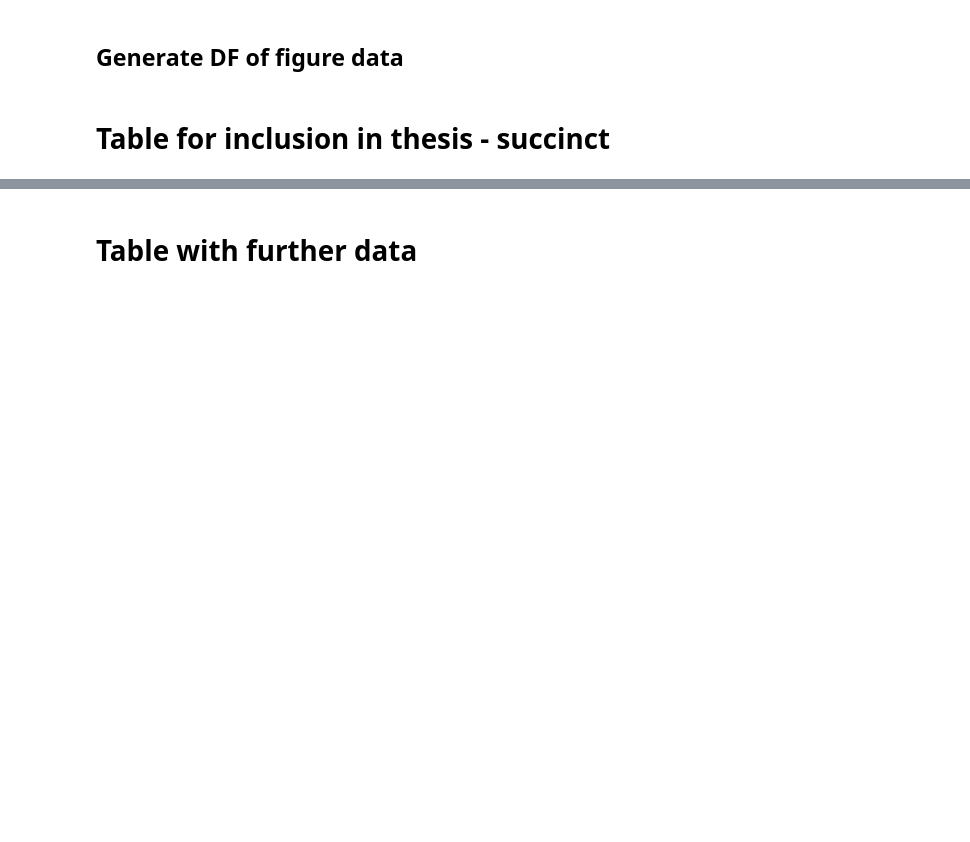
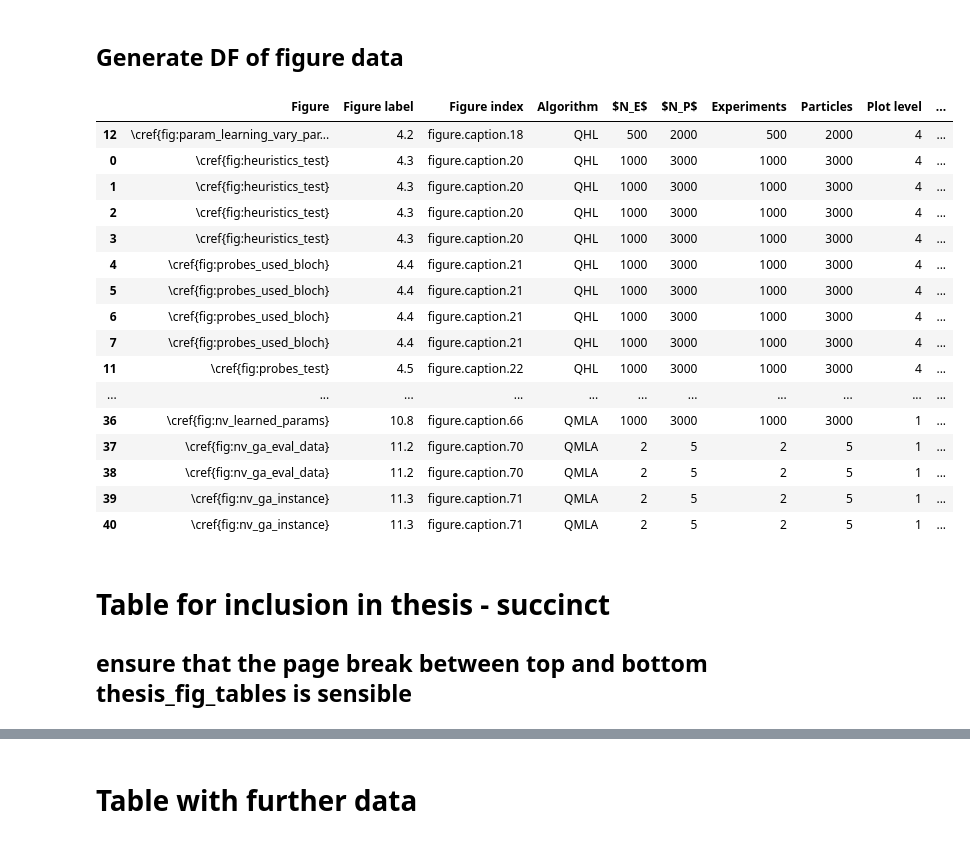
Before and after one commit to flynnbr11/schrodingers_catwalk, a Jupyter notebook: figure_development/figure_development_table.ipynb, the cells around one changed output, grey strips where cells are left out. Drawn from its saved outputs; the diff is of its cells as text; code cells hidden in the pictures; blank space fills up the shorter version.

```diff
--- a/figure_development/figure_development_table.ipynb
+++ b/figure_development/figure_development_table.ipynb
@@ -662,5 +690,26 @@ all_figures = [
 ## Generate DF of figure data
 # %%
 figure_df = pd.DataFrame(all_figures)
+figure_df.sort_values("Figure index")
+# %% [output]
+|  | Figure | Figure label | Figure index | Algorithm | $N_E$ | $N_P$ | Experiments | Particles | Plot level | ... |
+| 12 | \cref{fig:param_learning_vary_par... | 4.2 | figure.caption.18 | QHL | 500 | 2000 | 500 | 2000 | 4 | ... |
+| 0 | \cref{fig:heuristics_test} | 4.3 | figure.caption.20 | QHL | 1000 | 3000 | 1000 | 3000 | 4 | ... |
+| 1 | \cref{fig:heuristics_test} | 4.3 | figure.caption.20 | QHL | 1000 | 3000 | 1000 | 3000 | 4 | ... |
+| 2 | \cref{fig:heuristics_test} | 4.3 | figure.caption.20 | QHL | 1000 | 3000 | 1000 | 3000 | 4 | ... |
+| 3 | \cref{fig:heuristics_test} | 4.3 | figure.caption.20 | QHL | 1000 | 3000 | 1000 | 3000 | 4 | ... |
+| 4 | \cref{fig:probes_used_bloch} | 4.4 | figure.caption.21 | QHL | 1000 | 3000 | 1000 | 3000 | 4 | ... |
+| 5 | \cref{fig:probes_used_bloch} | 4.4 | figure.caption.21 | QHL | 1000 | 3000 | 1000 | 3000 | 4 | ... |
+| 6 | \cref{fig:probes_used_bloch} | 4.4 | figure.caption.21 | QHL | 1000 | 3000 | 1000 | 3000 | 4 | ... |
+| 7 | \cref{fig:probes_used_bloch} | 4.4 | figure.caption.21 | QHL | 1000 | 3000 | 1000 | 3000 | 4 | ... |
+| 11 | \cref{fig:probes_test} | 4.5 | figure.caption.22 | QHL | 1000 | 3000 | 1000 | 3000 | 4 | ... |
+| ... | ... | ... | ... | ... | ... | ... | ... | ... | ... | ... |
+| 36 | \cref{fig:nv_learned_params} | 10.8 | figure.caption.66 | QMLA | 1000 | 3000 | 1000 | 3000 | 1 | ... |
+| 37 | \cref{fig:nv_ga_eval_data} | 11.2 | figure.caption.70 | QMLA | 2 | 5 | 2 | 5 | 1 | ... |
+| 38 | \cref{fig:nv_ga_eval_data} | 11.2 | figure.caption.70 | QMLA | 2 | 5 | 2 | 5 | 1 | ... |
+| 39 | \cref{fig:nv_ga_instance} | 11.3 | figure.caption.71 | QMLA | 2 | 5 | 2 | 5 | 1 | ... |
+| 40 | \cref{fig:nv_ga_instance} | 11.3 | figure.caption.71 | QMLA | 2 | 5 | 2 | 5 | 1 | ... |
 # %% [markdown]
 # Table for inclusion in thesis - succinct
+
+## ensure that the page break between top and bottom thesis_fig_tables is sensible
```
Also changed, not shown: parts of 7 cells of this notebook, 10 other files.
